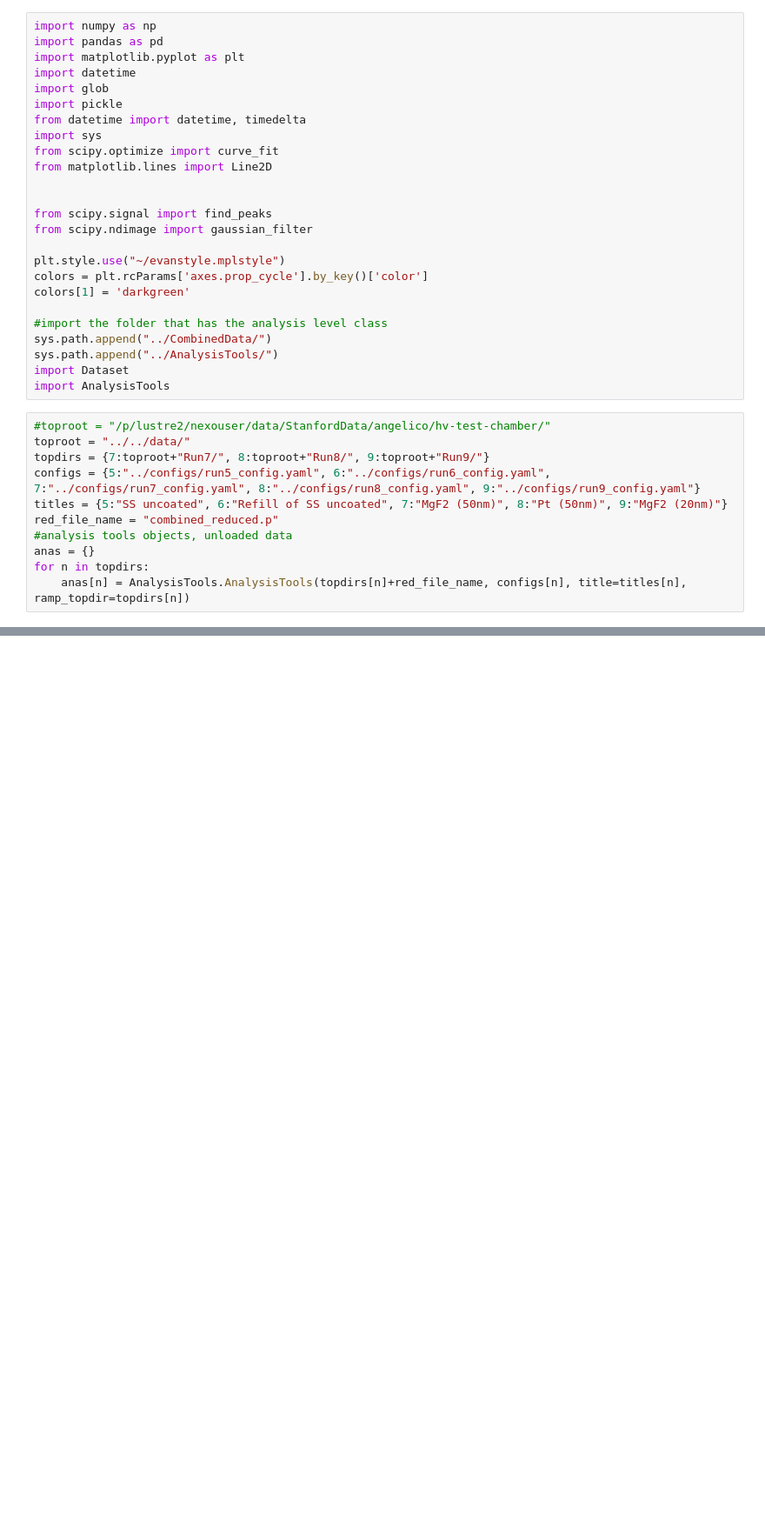
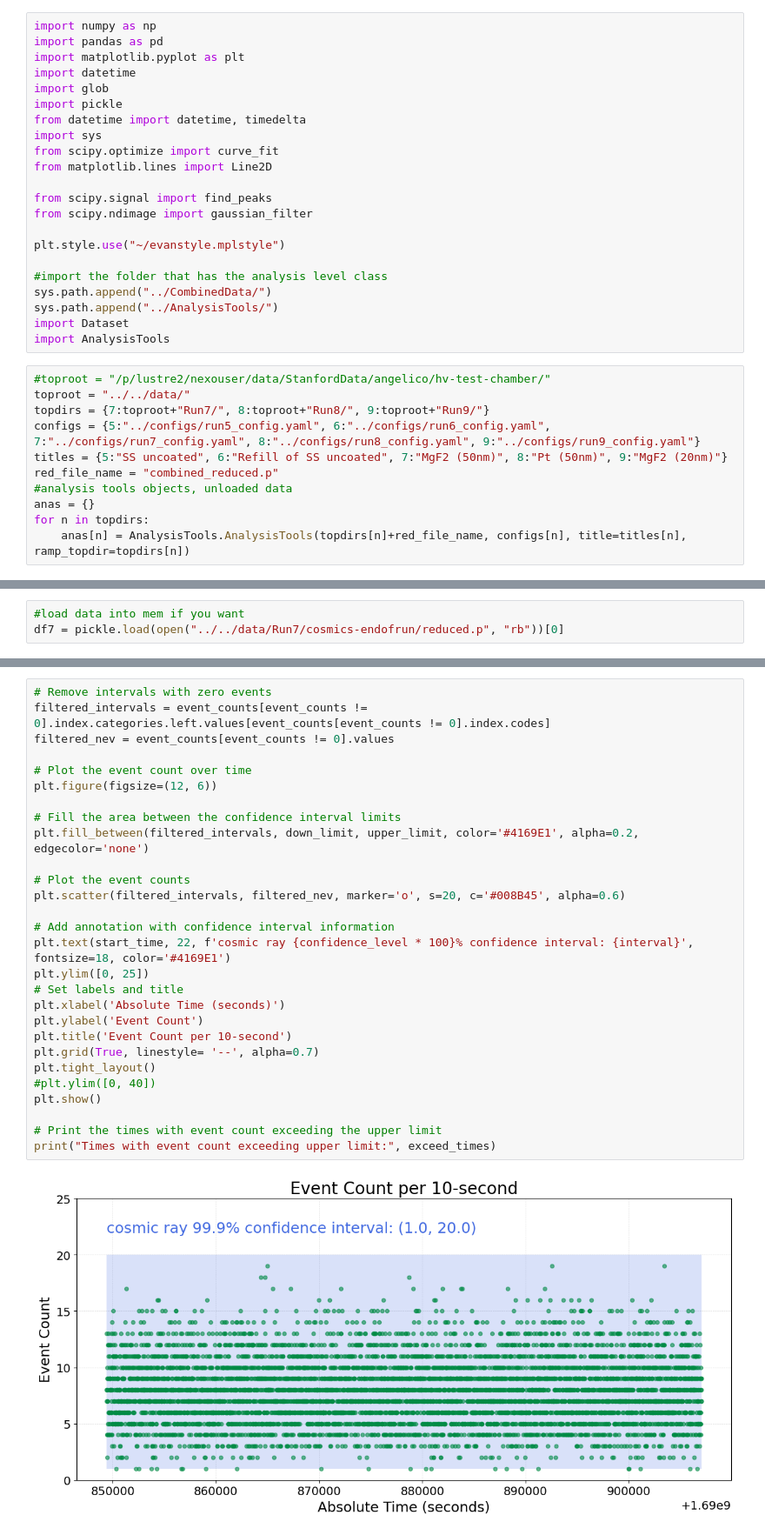
Before and after one commit to ejangelico/ad2-data-processing, a Jupyter notebook: notebooks/cosmicray.ipynb, the cells around one changed output, grey strips where cells are left out. Shown at 87% size. Cells and saved outputs as stored; diff of their text form; blank space fills up the shorter version.

```diff
--- a/notebooks/cosmicray.ipynb
+++ b/notebooks/cosmicray.ipynb
@@ -10,13 +10,10 @@ import sys
 from scipy.optimize import curve_fit
 from matplotlib.lines import Line2D
 
-
 from scipy.signal import find_peaks
 from scipy.ndimage import gaussian_filter
 
 plt.style.use("~/evanstyle.mplstyle")
-colors = plt.rcParams['axes.prop_cycle'].by_key()['color']
-colors[1] = 'darkgreen'
 
 #import the folder that has the analysis level class
 sys.path.append("../CombinedData/")
@@ -51,0 +34,3 @@ Name: ch3 charge, dtype: object
+# %%
+#load data into mem if you want
+df7 = pickle.load(open("../../data/Run7/cosmics-endofrun/reduced.p", "rb"))[0]
@@ -51,0 +73,30 @@ Name: ch3 charge, dtype: object
+# %%
+# Remove intervals with zero events
+filtered_intervals = event_counts[event_counts != 0].index.categories.left.values[event_counts[event_counts != 0].index.codes]
+filtered_nev = event_counts[event_counts != 0].values
+
+# Plot the event count over time
+plt.figure(figsize=(12, 6))
+
+# Fill the area between the confidence interval limits
+plt.fill_between(filtered_intervals, down_limit, upper_limit, color='#4169E1', alpha=0.2, edgecolor='none')
+
+# Plot the event counts
+plt.scatter(filtered_intervals, filtered_nev, marker='o', s=20, c='#008B45', alpha=0.6)
+
+# Add annotation with confidence interval information
+plt.text(start_time, 22, f'cosmic ray {confidence_level * 100}% confidence interval: {interval}', fontsize=18, color='#4169E1')
+plt.ylim([0, 25])
+# Set labels and title
+plt.xlabel('Absolute Time (seconds)')
+plt.ylabel('Event Count')
+plt.title('Event Count per 10-second')
+plt.grid(True, linestyle= '--', alpha=0.7)
+plt.tight_layout()
+#plt.ylim([0, 40])
+plt.show()
+
+# Print the times with event count exceeding the upper limit
+print("Times with event count exceeding upper limit:", exceed_times)
+# %% [output]
+[figure, added]
```
Also changed, not shown: parts of 5 cells of this notebook.
